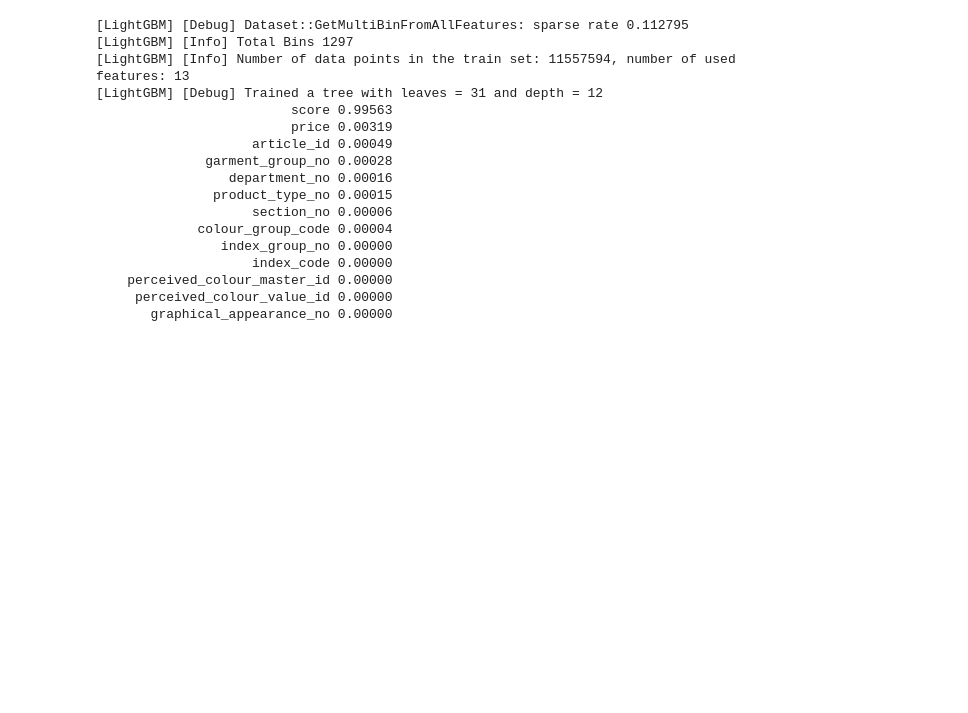
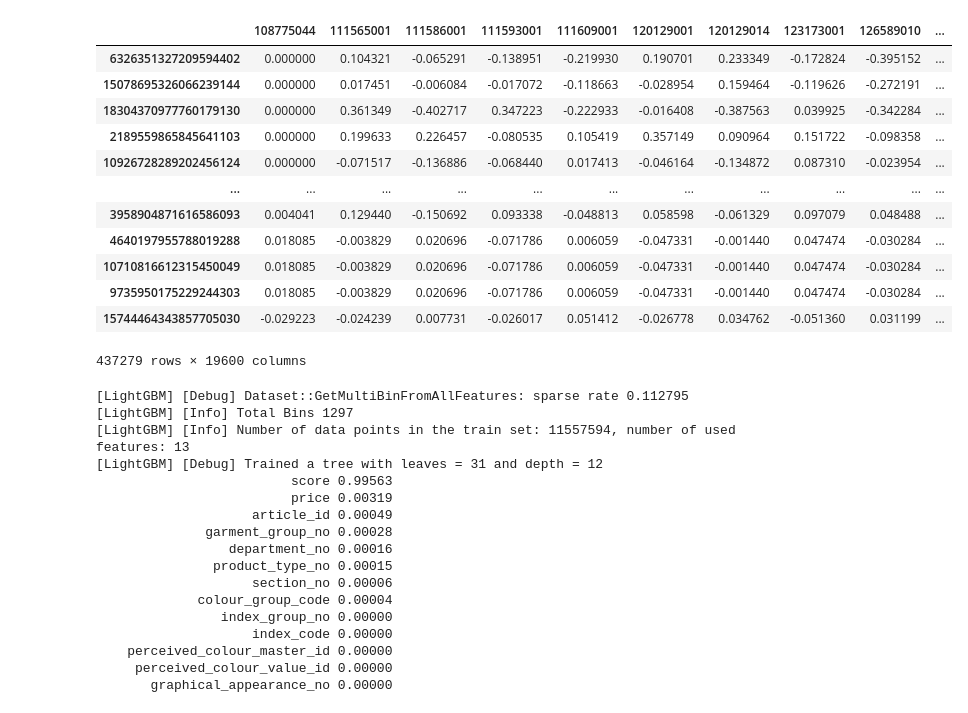
Before and after one commit to LienM/ai-project-23-24, a Jupyter notebook: IliasAhmindach/Research-Question/RQ1.ipynb, the cells around one changed output. Cells and saved outputs as stored; diff of their text form; code cells hidden in the pictures; blank space fills up the shorter version.

```diff
--- a/IliasAhmindach/Research-Question/RQ1.ipynb
+++ b/IliasAhmindach/Research-Question/RQ1.ipynb
@@ -113,9 +125,11 @@ def get_score(entry):
 # %%
 def get_sim(recmodel,purchase_sparse):
+    """Method to get the dot product of an item similarity matrix with the articles frequency of every user"""
     s2 = cosine_similarity(recmodel.articles_latent_matrix, recmodel.articles_latent_matrix)
     return purchase_sparse.dot(s2)
 
 def apply_filter(scores, filter_matrix):
+    """Method to apply the filter that prunes already purchased articles for every user. It's done in chunks to be less RAM heavy"""
     chunk_size = 10000
     num_rows, num_cols = scores.shape
     result = np.zeros((num_rows, num_cols))
@@ -130,8 +144,9 @@ def apply_filter(scores, filter_matrix):
 
 
 def get_useritem_data(recmodel):
+    """Method that returns the user-item interaction matrix with scores"""
     itemcf_transactions['article_id'] = itemcf_transactions['article_id'].astype(int)
-    purchase_counts = itemcf_transactions.groupby(['customer_id', 'article_id']).size().rename('count').reset_index().sort_values('article_id')
+    purchase_counts = itemcf_transactions.groupby(['customer_id', 'article_id']).size().rename('count').reset_index().sort_values('article_id') # article frequency matrix
 
     user_to_index = {user_id: index for index, user_id in enumerate(purchase_counts['customer_id'].unique())}
     article_to_index = {article_id: index for index, article_id in enumerate(purchase_counts['article_id'].unique())}
@@ -140,9 +155,13 @@ def get_useritem_data(recmodel):
     col_indices = purchase_counts['article_id'].map(article_to_index).values
     spdata = purchase_counts['count'].values
 
+    # sparse matrix to preserve RAM
     purchase_counts_sparse = csr_matrix((spdata, (row_indices, col_indices)), shape=(len(user_to_index), len(article_to_index)), dtype=int)
+
+    # dataframe of the user-item matrix
     result = pd.DataFrame(get_sim(recmodel,purchase_counts_sparse), index=user_to_index.keys(), columns=article_to_index.keys())
 
+    # create a matrix containing 1's for items not bought by the user and 0 for item's that were already purchased
     purchase_counts_sparse = csr_matrix((np.ones_like(spdata), (row_indices, col_indices)), shape=(len(user_to_index), len(article_to_index)), dtype=int).toarray()
     filter_matrix = 1 - purchase_counts_sparse
     del purchase_counts
@@ -186,3 +252,19 @@ Wall time: 11min 29s
+# %%
+ui_score
+# %% [output]
+|  | 108775044 | 111565001 | 111586001 | 111593001 | 111609001 | 120129001 | 120129014 | 123173001 | 126589010 | ... |
+| 6326351327209594402 | 0.000000 | 0.104321 | -0.065291 | -0.138951 | -0.219930 | 0.190701 | 0.233349 | -0.172824 | -0.395152 | ... |
+| 15078695326066239144 | 0.000000 | 0.017451 | -0.006084 | -0.017072 | -0.118663 | -0.028954 | 0.159464 | -0.119626 | -0.272191 | ... |
+| 18304370977760179130 | 0.000000 | 0.361349 | -0.402717 | 0.347223 | -0.222933 | -0.016408 | -0.387563 | 0.039925 | -0.342284 | ... |
+| 2189559865845641103 | 0.000000 | 0.199633 | 0.226457 | -0.080535 | 0.105419 | 0.357149 | 0.090964 | 0.151722 | -0.098358 | ... |
+| 10926728289202456124 | 0.000000 | -0.071517 | -0.136886 | -0.068440 | 0.017413 | -0.046164 | -0.134872 | 0.087310 | -0.023954 | ... |
+| ... | ... | ... | ... | ... | ... | ... | ... | ... | ... | ... |
+| 3958904871616586093 | 0.004041 | 0.129440 | -0.150692 | 0.093338 | -0.048813 | 0.058598 | -0.061329 | 0.097079 | 0.048488 | ... |
+| 4640197955788019288 | 0.018085 | -0.003829 | 0.020696 | -0.071786 | 0.006059 | -0.047331 | -0.001440 | 0.047474 | -0.030284 | ... |
+| 10710816612315450049 | 0.018085 | -0.003829 | 0.020696 | -0.071786 | 0.006059 | -0.047331 | -0.001440 | 0.047474 | -0.030284 | ... |
+| 9735950175229244303 | 0.018085 | -0.003829 | 0.020696 | -0.071786 | 0.006059 | -0.047331 | -0.001440 | 0.047474 | -0.030284 | ... |
+| 15744464343857705030 | -0.029223 | -0.024239 | 0.007731 | -0.026017 | 0.051412 | -0.026778 | 0.034762 | -0.051360 | 0.031199 | ... |
+437279 rows × 19600 columns
 # %%
 ### assemble training data (positive + negative examples)
 # each example has at least a customer_id, article_id and whether it was purchased or not (positive/negative)
```
Also changed, not shown: parts of 13 cells of this notebook, 4 other files.
